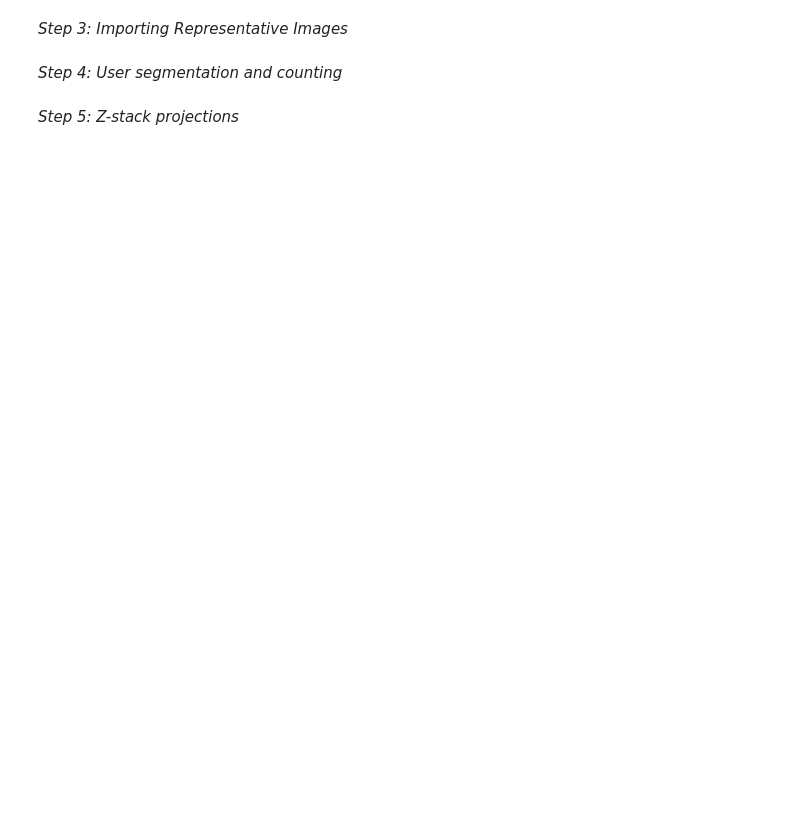
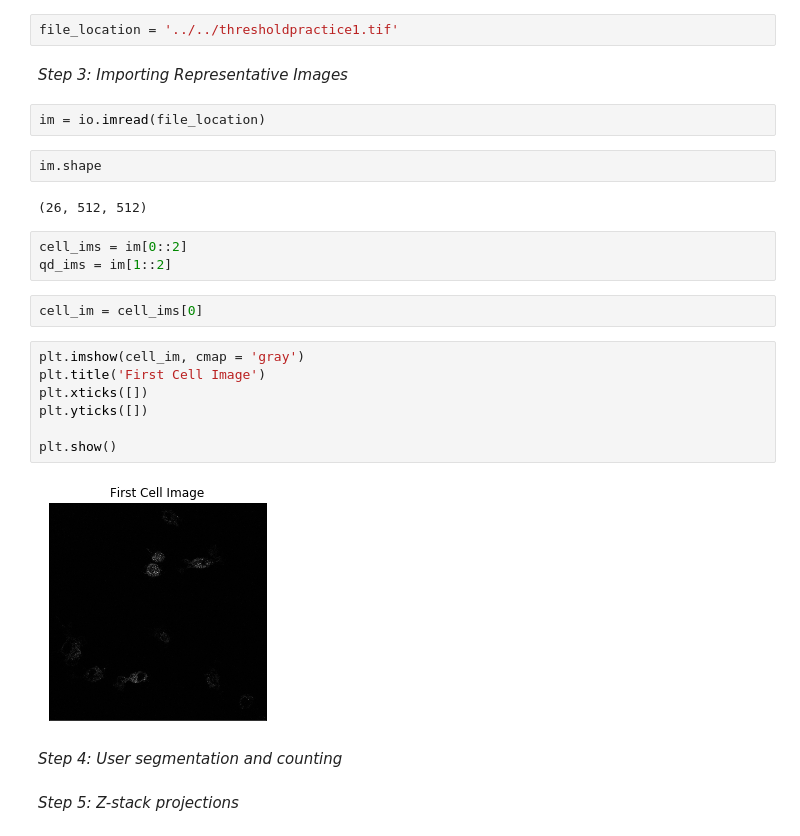
Before and after one commit to Nance-Lab/ifmodels, a Jupyter notebook: scripts/thresholding.ipynb, the cells around one changed output. Drawn from its saved outputs; the diff is of its cells as text; blank space fills up the shorter version.

```diff
--- a/scripts/thresholding.ipynb
+++ b/scripts/thresholding.ipynb
@@ -7,7 +15,29 @@ __Purpose:__ A notebook for determining the property z-stack projection and thre
 # %% [markdown]
 *Step 2: User Inputs*
+# %%
+file_location = '../../thresholdpractice1.tif'
 # %% [markdown]
 *Step 3: Importing Representative Images*
+# %%
+im = io.imread(file_location)
+# %%
+im.shape
+# %% [output]
+(26, 512, 512)
+# %%
+cell_ims = im[0::2]
+qd_ims = im[1::2]
+# %%
+cell_im = cell_ims[0]
+# %%
+plt.imshow(cell_im, cmap = 'gray')
+plt.title('First Cell Image')
+plt.xticks([])
+plt.yticks([])
+
+plt.show()
+# %% [output]
+[figure, added]
 # %% [markdown]
 *Step 4: User segmentation and counting*
 # %% [markdown]
```
Also changed, not shown: parts of 18 cells of this notebook, 4 other files.
